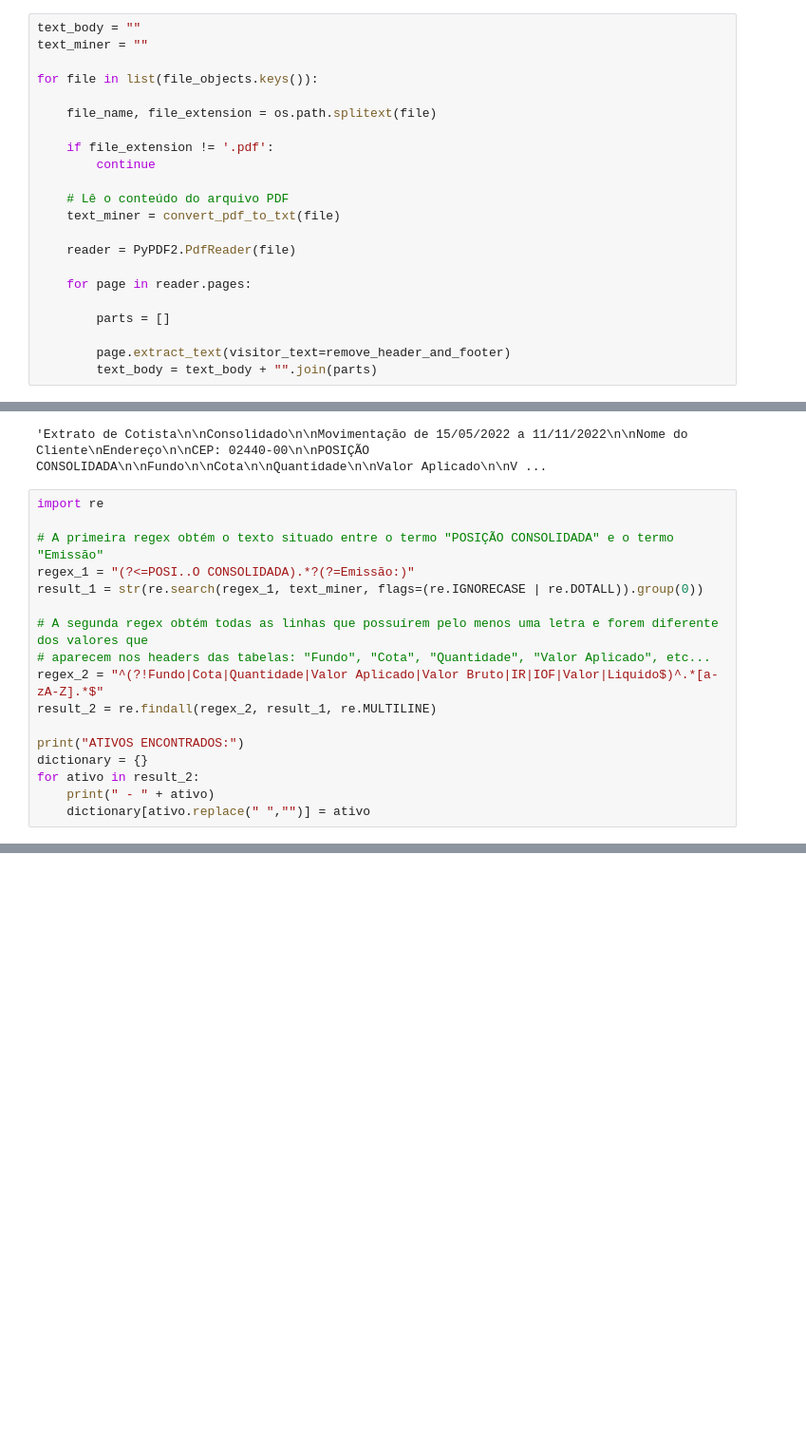
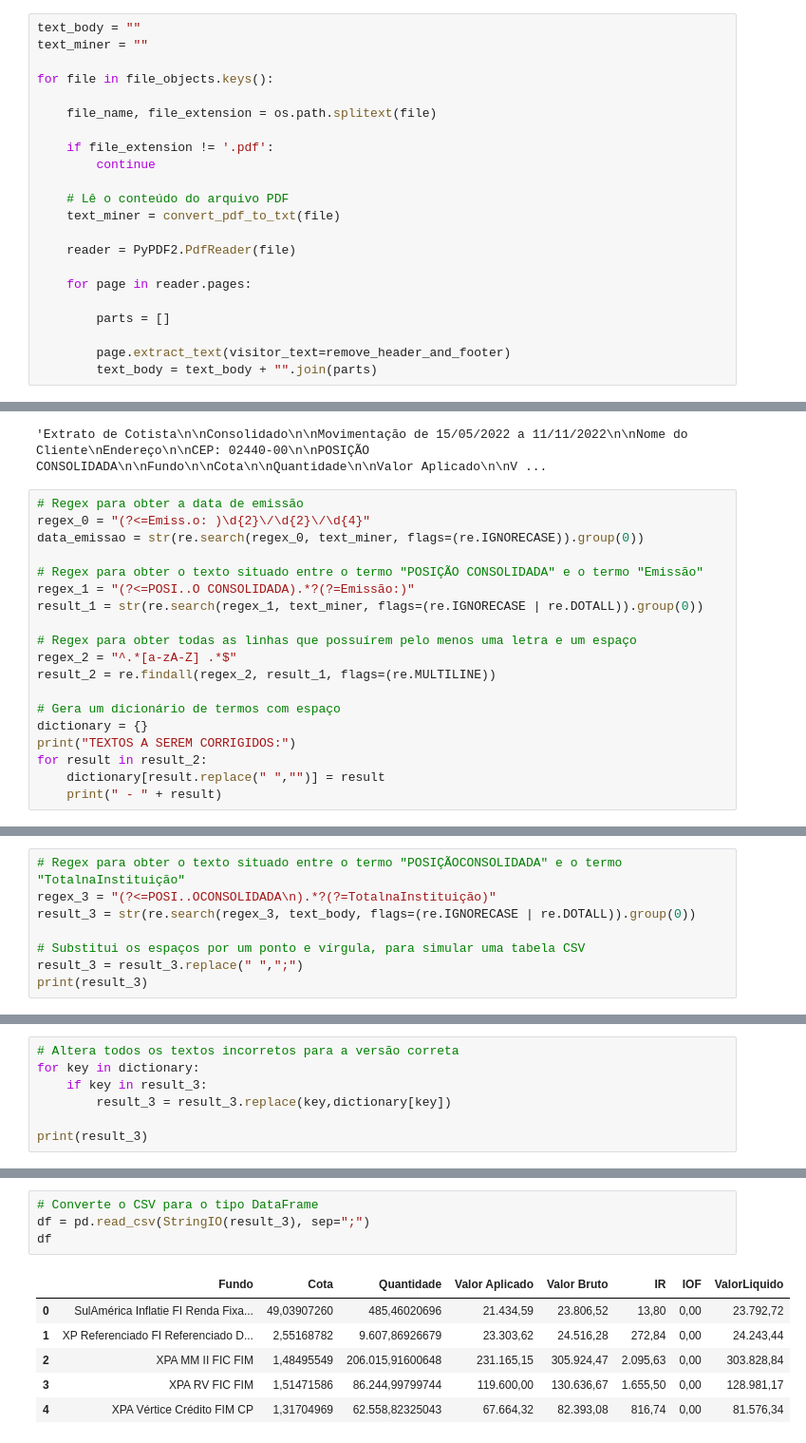
Before and after one commit to HpDiniz/Leitor-de-PDF, a Jupyter notebook: PDF_Extractor.ipynb, the cells around one changed output, grey strips where cells are left out. Shown at 95% size. Saved outputs shown, nothing was run; the diff lists cells and outputs as text; blank space fills up the shorter version.

```diff
--- a/PDF_Extractor.ipynb
+++ b/PDF_Extractor.ipynb
@@ -60,7 +117,7 @@ def remove_header_and_footer(text, cm, tm, fontDict, fontSize):
 text_body = ""
 text_miner = ""
 
-for file in list(file_objects.keys()):
+for file in file_objects.keys():
 
     file_name, file_extension = os.path.splitext(file)
 
@@ -83,20 +140,22 @@ text_miner
 # %% [output]
 'Extrato de Cotista\n\nConsolidado\n\nMovimentação de 15/05/2022 a 11/11/2022\n\nNome do Cliente\nEndereço\n\nCEP: 02440-00\n\nPOSIÇÃO CONSOLIDADA\n\nFundo\n\nCota\n\nQuantidade\n\nValor Aplicado\n\nV ...
 # %%
-import re
+# Regex para obter a data de emissão
+regex_0 = "(?<=Emiss.o: )\d{2}\/\d{2}\/\d{4}"
+data_emissao = str(re.search(regex_0, text_miner, flags=(re.IGNORECASE)).group(0))
 
-# A primeira regex obtém o texto situado entre o termo "POSIÇÃO CONSOLIDADA" e o termo "Emissão"
+# Regex para obter o texto situado entre o termo "POSIÇÃO CONSOLIDADA" e o termo "Emissão"
 regex_1 = "(?<=POSI..O CONSOLIDADA).*?(?=Emissão:)"
 result_1 = str(re.search(regex_1, text_miner, flags=(re.IGNORECASE | re.DOTALL)).group(0))
 
-# A segunda regex obtém todas as linhas que possuírem pelo menos uma letra e forem diferente dos valores que
-# aparecem nos headers das tabelas: "Fundo", "Cota", "Quantidade", "Valor Aplicado", etc...
-regex_2 = "^(?!Fundo|Cota|Quantidade|Valor Aplicado|Valor Bruto|IR|IOF|Valor|Liquido$)^.*[a-zA-Z].*$"
-result_2 = re.findall(regex_2, result_1, re.MULTILINE)
+# Regex para obter todas as linhas que possuírem pelo menos uma letra e um espaço
+regex_2 = "^.*[a-zA-Z] .*$"
+result_2 = re.findall(regex_2, result_1, flags=(re.MULTILINE))
 
-print("ATIVOS ENCONTRADOS:")
+# Gera um dicionário de termos com espaço
 dictionary = {}
-for ativo in result_2:
-    print(" - " + ativo)
-    dictionary[ativo.replace(" ","")] = ativo
+print("TEXTOS A SEREM CORRIGIDOS:")
+for result in result_2:
+    dictionary[result.replace(" ","")] = result
+    print(" - " + result)
 # %% [output]
@@ -158,0 +170,8 @@ df
+# %%
+# Regex para obter o texto situado entre o termo "POSIÇÃOCONSOLIDADA" e o termo "TotalnaInstituição"
+regex_3 = "(?<=POSI..OCONSOLIDADA\n).*?(?=TotalnaInstituição)"
+result_3 = str(re.search(regex_3, text_body, flags=(re.IGNORECASE | re.DOTALL)).group(0))
+
+# Substitui os espaços por um ponto e vírgula, para simular uma tabela CSV
+result_3 = result_3.replace(" ",";")
+print(result_3)
@@ -158,0 +185,7 @@ df
+# %%
+# Altera todos os textos incorretos para a versão correta
+for key in dictionary:
+    if key in result_3:
+        result_3 = result_3.replace(key,dictionary[key])
+
+print(result_3)
@@ -158,0 +199,11 @@ df
+# %%
+# Converte o CSV para o tipo DataFrame
+df = pd.read_csv(StringIO(result_3), sep=";")
+df
+# %% [output]
+|  | Fundo | Cota | Quantidade | Valor Aplicado | Valor Bruto | IR | IOF | ValorLiquido |
+| 0 | SulAmérica Inflatie FI Renda Fixa... | 49,03907260 | 485,46020696 | 21.434,59 | 23.806,52 | 13,80 | 0,00 | 23.792,72 |
+| 1 | XP Referenciado FI Referenciado D... | 2,55168782 | 9.607,86926679 | 23.303,62 | 24.516,28 | 272,84 | 0,00 | 24.243,44 |
+| 2 | XPA MM II FIC FIM | 1,48495549 | 206.015,91600648 | 231.165,15 | 305.924,47 | 2.095,63 | 0,00 | 303.828,84 |
+| 3 | XPA RV FIC FIM | 1,51471586 | 86.244,99799744 | 119.600,00 | 130.636,67 | 1.655,50 | 0,00 | 128.981,17 |
+| 4 | XPA Vértice Crédito FIM CP | 1,31704969 | 62.558,82325043 | 67.664,32 | 82.393,08 | 816,74 | 0,00 | 81.576,34 |
```
Also changed, not shown: parts of 11 cells of this notebook.
